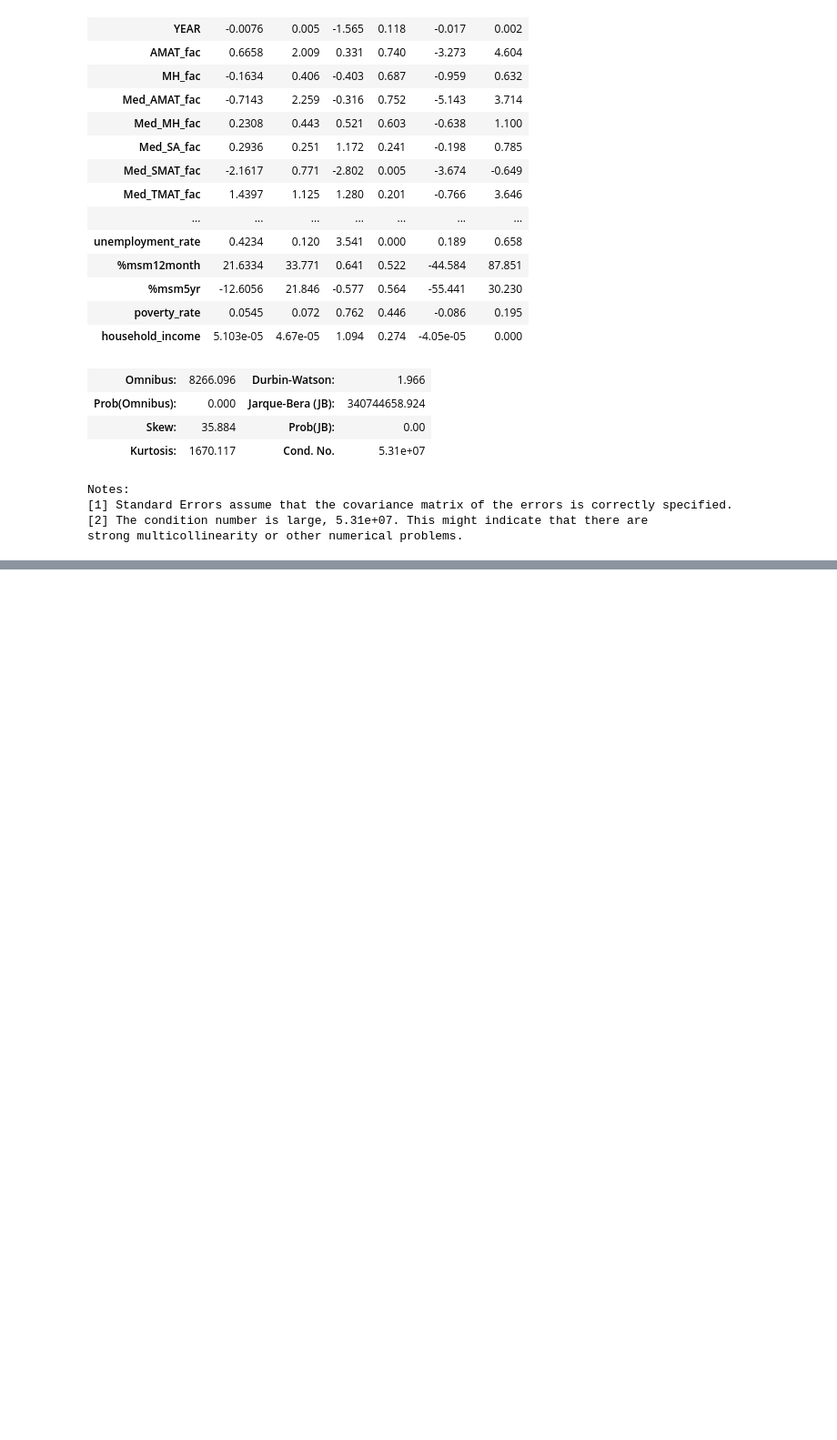
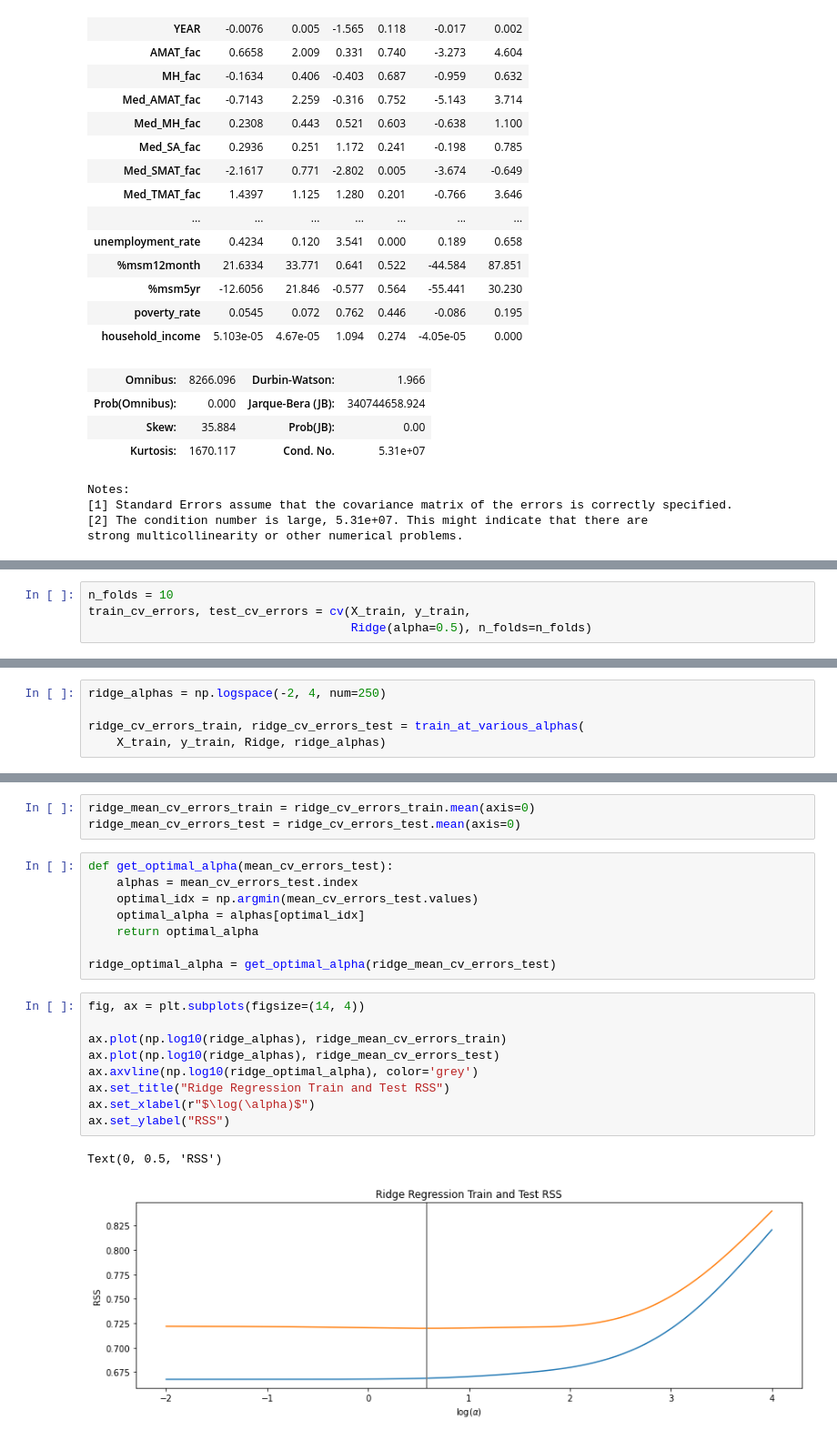
Before and after one commit to Samuel-Cespedes/pair_programming, a Jupyter notebook: forecast_HIV_infections/cs_regression.ipynb, the cells around one changed output, grey strips where cells are left out. Shown at 91% size. Cells and saved outputs as stored; diff of their text form; blank space fills up the shorter version.

```diff
--- a/forecast_HIV_infections/cs_regression.ipynb
+++ b/forecast_HIV_infections/cs_regression.ipynb
@@ -272,0 +331,4 @@ strong multicollinearity or other numerical problems.
+# %%
+n_folds = 10
+train_cv_errors, test_cv_errors = cv(X_train, y_train,
+                                     Ridge(alpha=0.5), n_folds=n_folds)
@@ -272,0 +380,5 @@ strong multicollinearity or other numerical problems.
+# %%
+ridge_alphas = np.logspace(-2, 4, num=250)
+
+ridge_cv_errors_train, ridge_cv_errors_test = train_at_various_alphas(
+    X_train, y_train, Ridge, ridge_alphas)
@@ -272,0 +395,23 @@ strong multicollinearity or other numerical problems.
+# %%
+ridge_mean_cv_errors_train = ridge_cv_errors_train.mean(axis=0)
+ridge_mean_cv_errors_test = ridge_cv_errors_test.mean(axis=0)
+# %%
+def get_optimal_alpha(mean_cv_errors_test):
+    alphas = mean_cv_errors_test.index
+    optimal_idx = np.argmin(mean_cv_errors_test.values)
+    optimal_alpha = alphas[optimal_idx]
+    return optimal_alpha
+
+ridge_optimal_alpha = get_optimal_alpha(ridge_mean_cv_errors_test)
+# %%
+fig, ax = plt.subplots(figsize=(14, 4))
+
+ax.plot(np.log10(ridge_alphas), ridge_mean_cv_errors_train)
+ax.plot(np.log10(ridge_alphas), ridge_mean_cv_errors_test)
+ax.axvline(np.log10(ridge_optimal_alpha), color='grey')
+ax.set_title("Ridge Regression Train and Test RSS")
+ax.set_xlabel(r"$\log(\alpha)$")
+ax.set_ylabel("RSS")
+# %% [output]
+Text(0, 0.5, 'RSS')
+[figure, added]
```
Also changed, not shown: parts of 28 cells of this notebook.
